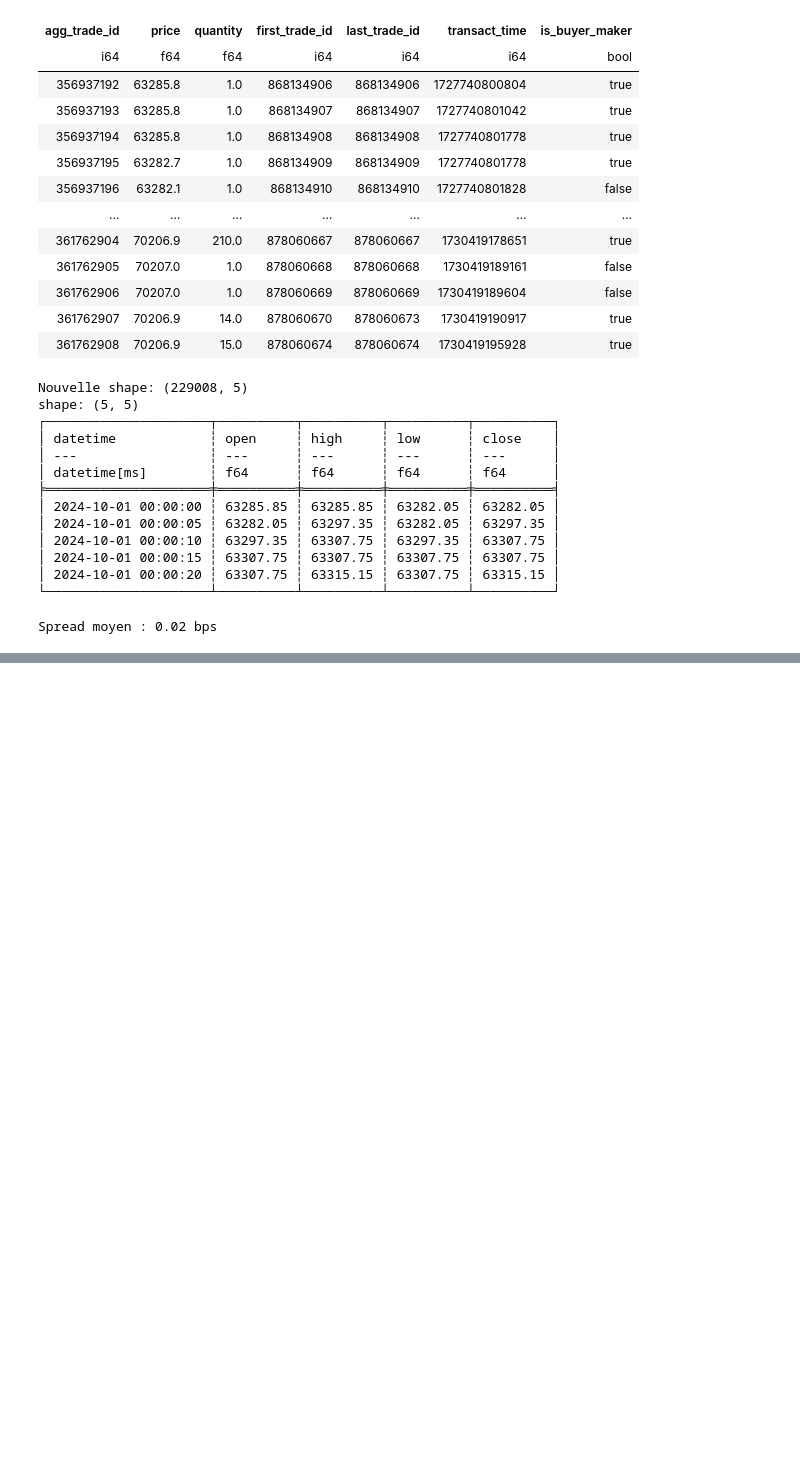
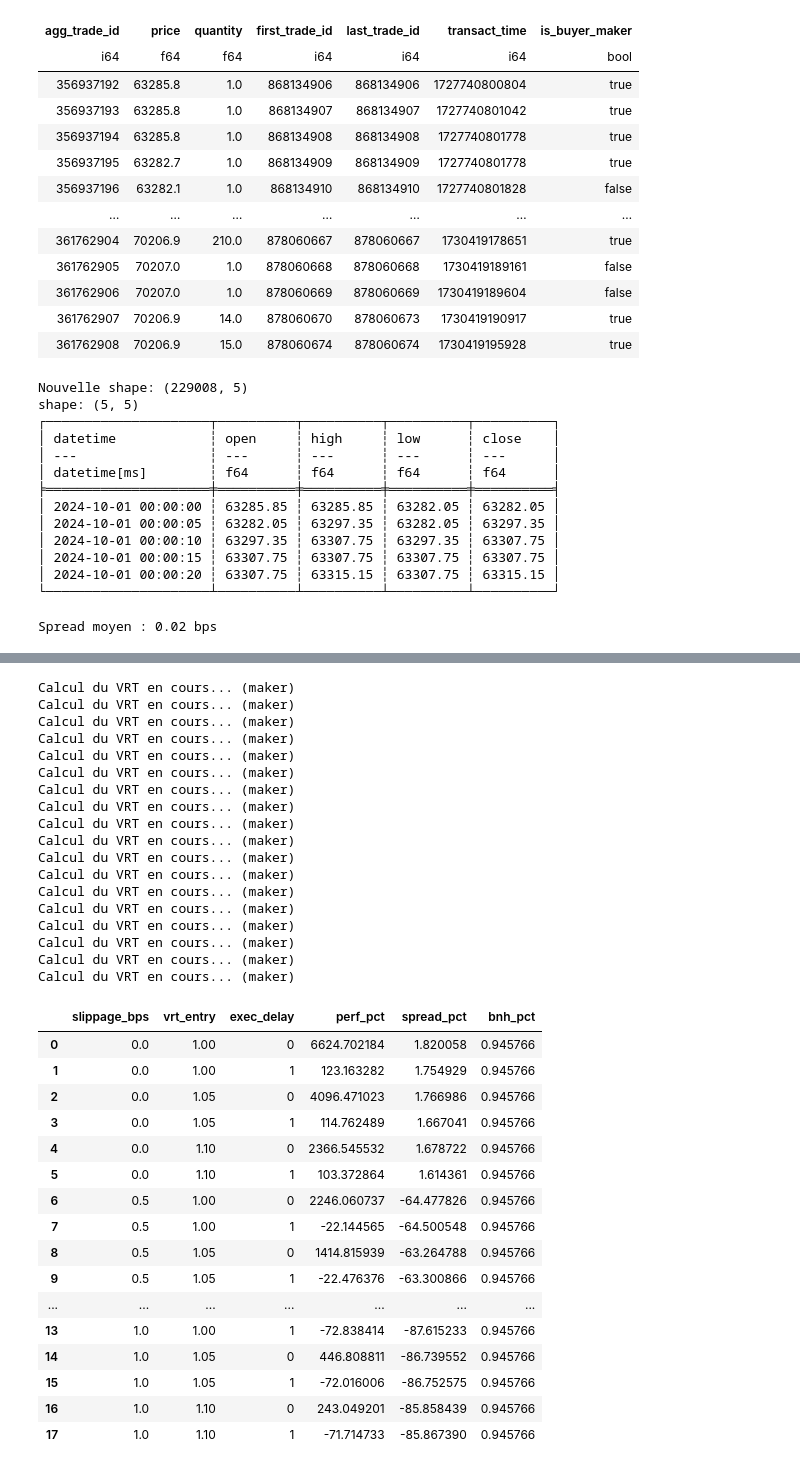
Before and after one commit to 333Rosky/strategy_library, a Jupyter notebook: High Frequency Trading/hft_romain.ipynb, the cells around one changed output, grey strips where cells are left out. Cells and saved outputs as stored; diff of their text form; code cells hidden in the pictures; blank space fills up the shorter version.

```diff
--- a/High Frequency Trading/hft_romain.ipynb
+++ b/High Frequency Trading/hft_romain.ipynb
@@ -279,0 +307,76 @@ Dont gains Spread: 1.75%
+# %%
+# Grid test slippage / VRT_ENTRY / exec_delay
+import itertools
+
+SLIPPAGE_GRID = [0.0, 0.00005, 0.0001]   # 0, 0.5 bp, 1 bp
+VRT_ENTRY_GRID = [1.0, 1.05, 1.10]
+EXEC_DELAY_GRID = [0, 1]
+
+results = []
+
+if 'df_resampled_spread' in locals():
+    global VRT_ENTRY
+    VRT_ENTRY_backup = VRT_ENTRY
+    for slip, vrt_thr, delay in itertools.product(SLIPPAGE_GRID, VRT_ENTRY_GRID, EXEC_DELAY_GRID):
+        VRT_ENTRY = vrt_thr  # ajuste le seuil global pour le test
+        df_test = run_maker_strategy(
+            df_resampled_spread,
+            slippage_bps=slip,
+            maker_fee=MAKER_FEE,
+            exec_delay=delay,
+        )
+        pdf = df_test.select(["equity_curve_log", "cum_spread_captured", "market_ret_log"]).to_pandas()
+        perf_pct = (np.exp(pdf["equity_curve_log"].iloc[-1]) - 1) * 100
+        spread_pct = (np.exp(pdf["cum_spread_captured"].iloc[-1]) - 1) * 100
+        bnh_pct = (np.exp(pdf["market_ret_log"].cumsum().iloc[-1]) - 1) * 100
+        results.append({
+            "slippage_bps": slip * 1e4,  # en bps
+            "vrt_entry": vrt_thr,
+            "exec_delay": delay,
+            "perf_pct": perf_pct,
+            "spread_pct": spread_pct,
+            "bnh_pct": bnh_pct,
+        })
+    VRT_ENTRY = VRT_ENTRY_backup
+
+    import pandas as pd
+    df_grid = pd.DataFrame(results).sort_values(["slippage_bps", "vrt_entry", "exec_delay"])
+    display(df_grid)
+else:
+    print("Erreur: 'df_resampled_spread' manquant : charge d'abord les données.")
+# %% [output]
+Calcul du VRT en cours... (maker)
+Calcul du VRT en cours... (maker)
+Calcul du VRT en cours... (maker)
+Calcul du VRT en cours... (maker)
+Calcul du VRT en cours... (maker)
+Calcul du VRT en cours... (maker)
+Calcul du VRT en cours... (maker)
+Calcul du VRT en cours... (maker)
+Calcul du VRT en cours... (maker)
+Calcul du VRT en cours... (maker)
+Calcul du VRT en cours... (maker)
+Calcul du VRT en cours... (maker)
+Calcul du VRT en cours... (maker)
+Calcul du VRT en cours... (maker)
+Calcul du VRT en cours... (maker)
+Calcul du VRT en cours... (maker)
+Calcul du VRT en cours... (maker)
+Calcul du VRT en cours... (maker)
+|  | slippage_bps | vrt_entry | exec_delay | perf_pct | spread_pct | bnh_pct |
+| 0 | 0.0 | 1.00 | 0 | 6624.702184 | 1.820058 | 0.945766 |
+| 1 | 0.0 | 1.00 | 1 | 123.163282 | 1.754929 | 0.945766 |
+| 2 | 0.0 | 1.05 | 0 | 4096.471023 | 1.766986 | 0.945766 |
+| 3 | 0.0 | 1.05 | 1 | 114.762489 | 1.667041 | 0.945766 |
+| 4 | 0.0 | 1.10 | 0 | 2366.545532 | 1.678722 | 0.945766 |
+| 5 | 0.0 | 1.10 | 1 | 103.372864 | 1.614361 | 0.945766 |
+| 6 | 0.5 | 1.00 | 0 | 2246.060737 | -64.477826 | 0.945766 |
+| 7 | 0.5 | 1.00 | 1 | -22.144565 | -64.500548 | 0.945766 |
+| 8 | 0.5 | 1.05 | 0 | 1414.815939 | -63.264788 | 0.945766 |
+| 9 | 0.5 | 1.05 | 1 | -22.476376 | -63.300866 | 0.945766 |
+| ... | ... | ... | ... | ... | ... | ... |
+| 13 | 1.0 | 1.00 | 1 | -72.838414 | -87.615233 | 0.945766 |
+| 14 | 1.0 | 1.05 | 0 | 446.808811 | -86.739552 | 0.945766 |
+| 15 | 1.0 | 1.05 | 1 | -72.016006 | -86.752575 | 0.945766 |
+| 16 | 1.0 | 1.10 | 0 | 243.049201 | -85.858439 | 0.945766 |
+| 17 | 1.0 | 1.10 | 1 | -71.714733 | -85.867390 | 0.945766 |
```
Also changed, not shown: parts of 10 cells of this notebook.
